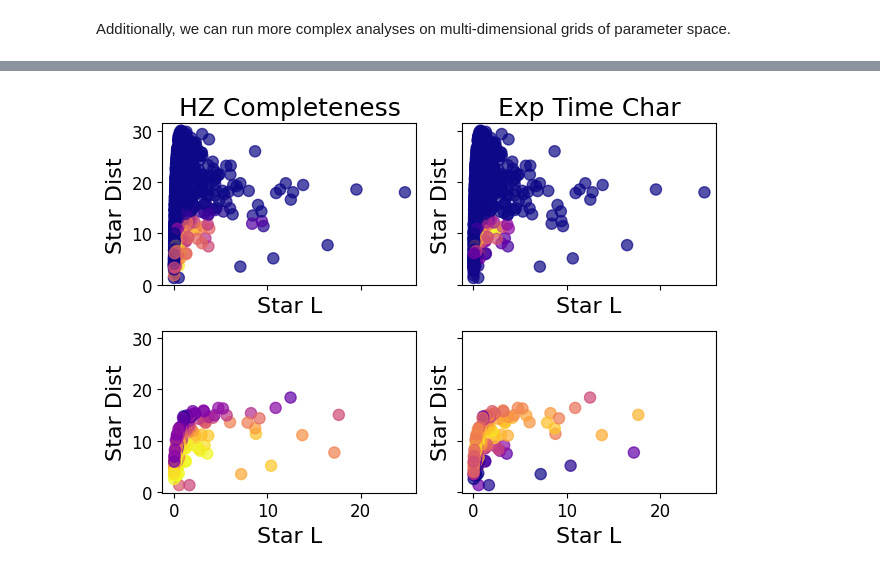
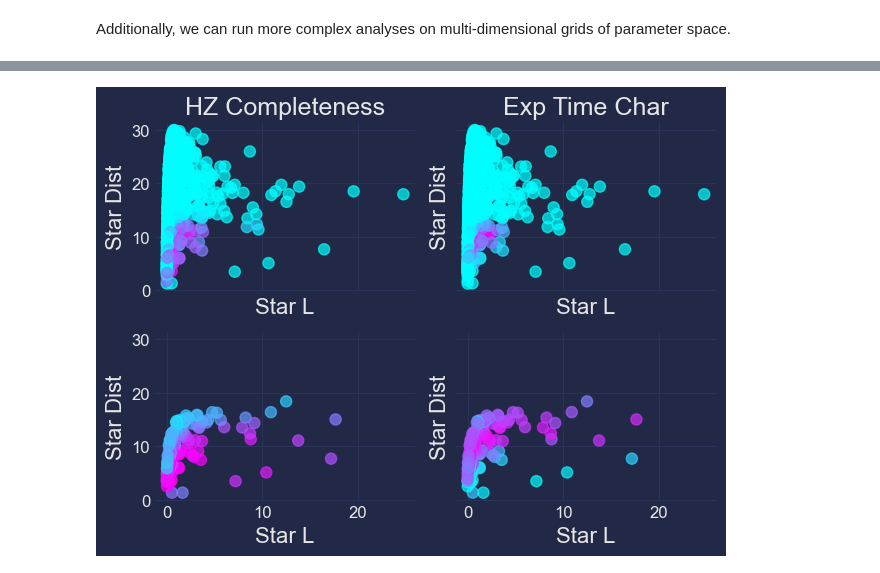
Before and after one commit to HWO-Yield-Visualizations/yieldplotlib, a Jupyter notebook: docs/tutorials/yieldplotlib_tutorial.ipynb, the cells around one changed output, grey strips where cells are left out. Drawn from its saved outputs; the diff is of its cells as text; code cells hidden in the pictures.

```diff
--- a/docs/tutorials/yieldplotlib_tutorial.ipynb
+++ b/docs/tutorials/yieldplotlib_tutorial.ipynb
@@ -219,6 +225,10 @@ ypl.xy_grid(
 [figure]
 # %%
 # Plot multiple panels with different specifications for each yield run.
+# For fun, lets also make this one cyberpunk.
+
+import mplcyberpunk
+plt.style.use("cyberpunk")
 
 spec1 = {
     "x": "star_L",
@@ -267 +277 @@ fig, axes = ypl.panel(
-[figure, old version]
+[figure, new version]
```
Also changed, not shown: parts of 12 cells of this notebook.
